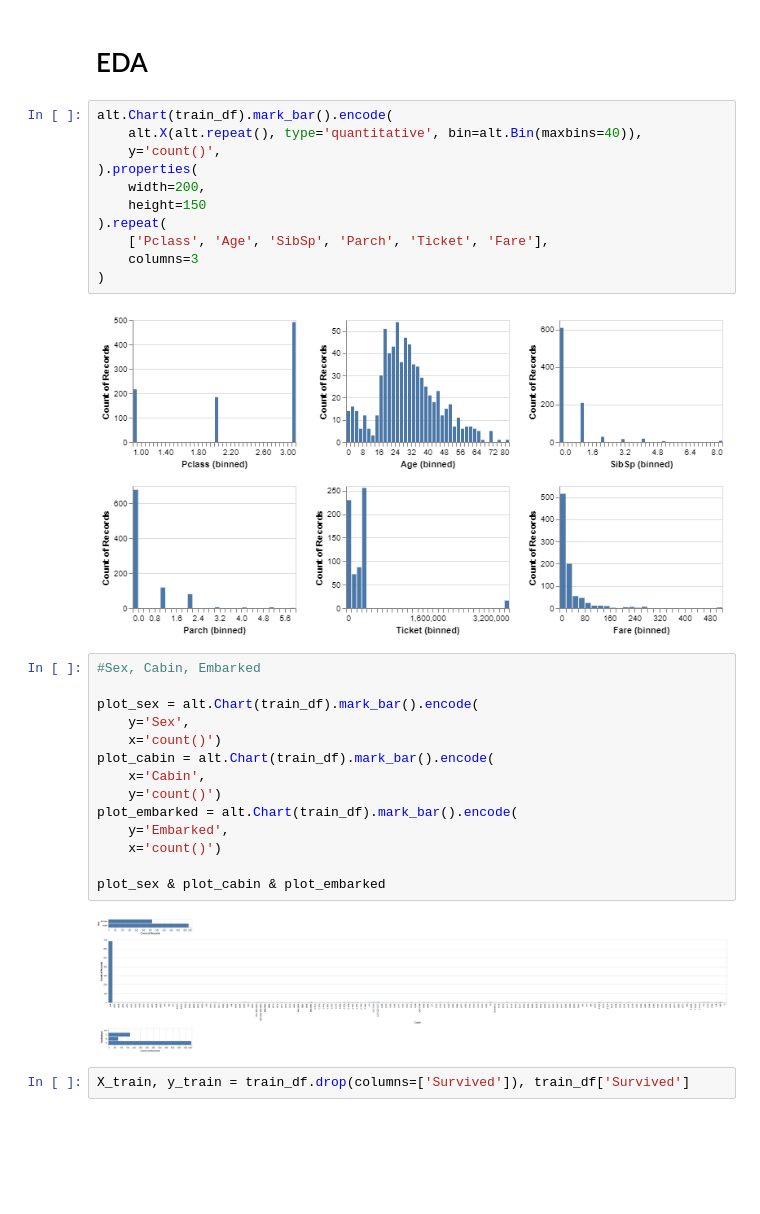
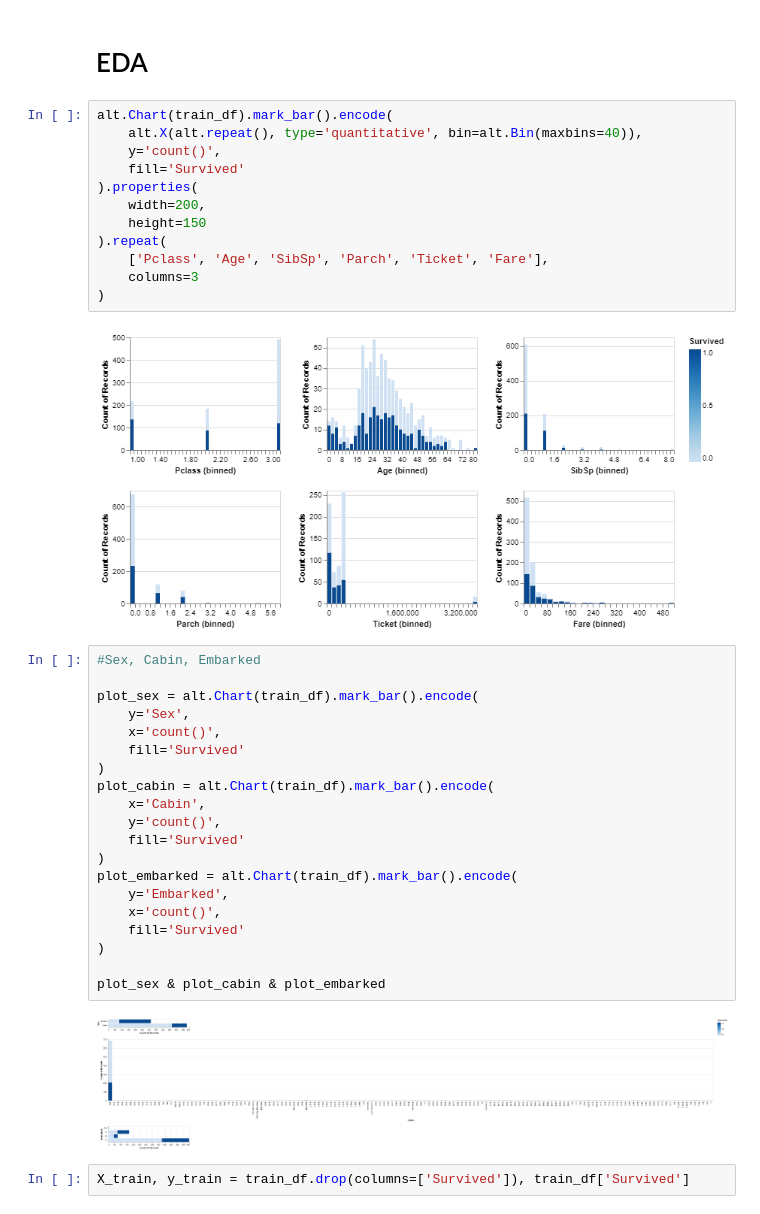
Before and after one commit to johnwslee/Titanic, a Jupyter notebook: Titanic.ipynb, the cells around one changed output. Saved outputs shown, nothing was run; the diff lists cells and outputs as text; blank space fills up the shorter version.

Commit message:
Adds survived in EDA

```diff
--- a/Titanic.ipynb
+++ b/Titanic.ipynb
@@ -120,32 +120,39 @@ dtype: int64
 # %%
 alt.Chart(train_df).mark_bar().encode(
     alt.X(alt.repeat(), type='quantitative', bin=alt.Bin(maxbins=40)),
     y='count()',
+    fill='Survived'
 ).properties(
     width=200,
     height=150
 ).repeat(
     ['Pclass', 'Age', 'SibSp', 'Parch', 'Ticket', 'Fare'],
     columns=3
 )
 # %% [output]
-[figure, old version]
+[figure, new version]
 # %%
 #Sex, Cabin, Embarked
 
 plot_sex = alt.Chart(train_df).mark_bar().encode(
     y='Sex',
-    x='count()')
+    x='count()',
+    fill='Survived'
+)
 plot_cabin = alt.Chart(train_df).mark_bar().encode(
     x='Cabin',
-    y='count()')
+    y='count()',
+    fill='Survived'
+)
 plot_embarked = alt.Chart(train_df).mark_bar().encode(
     y='Embarked',
-    x='count()')
+    x='count()',
+    fill='Survived'
+)
 
 plot_sex & plot_cabin & plot_embarked
 # %% [output]
-[figure, old version]
+[figure, new version]
 # %%
 X_train, y_train = train_df.drop(columns=['Survived']), train_df['Survived']
 # %% [markdown]
```
Also changed, not shown: parts of 4 cells of this notebook.
